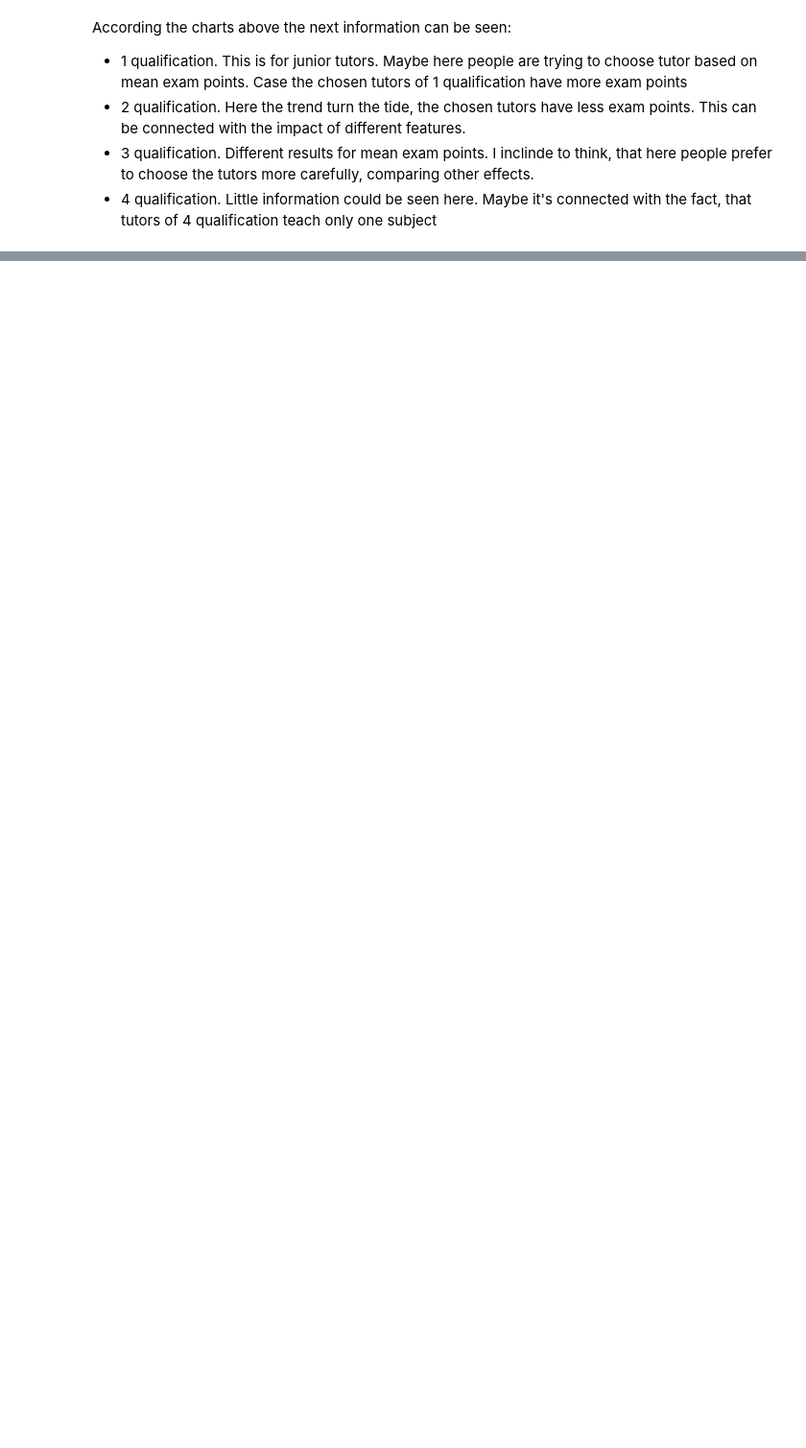
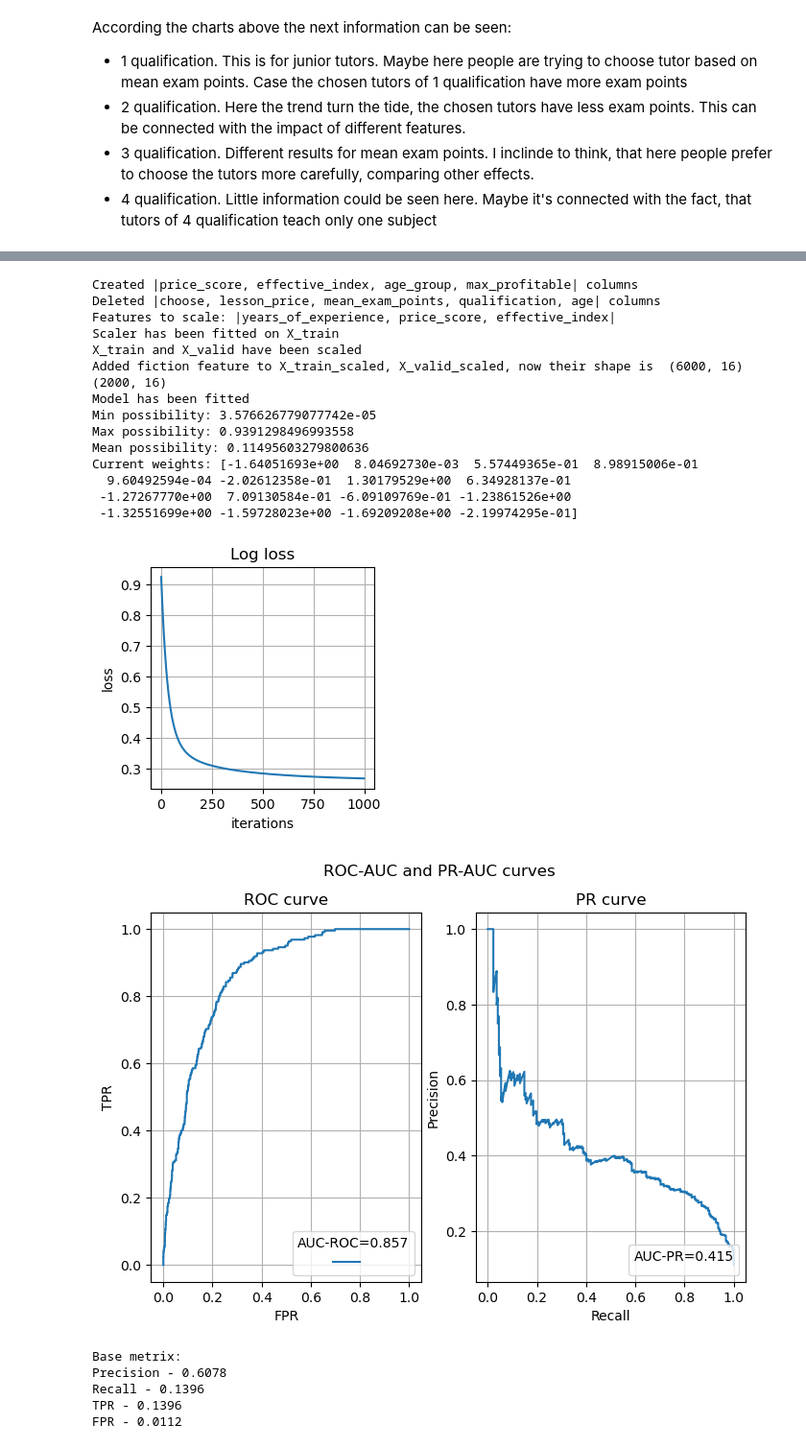
Before and after one commit to SpaceMakerc/tutor_prediction, a Jupyter notebook: predict_model_v1.ipynb, the cells around one changed output, grey strips where cells are left out. Shown at 96% size. Cells and saved outputs as stored; diff of their text form; code cells hidden in the pictures; blank space fills up the shorter version.

Commit message:
Finished with feature engineering. Found a few new features, calculated metrix. Changed Pipline class for creating new features

```diff
--- a/predict_model_v1.ipynb
+++ b/predict_model_v1.ipynb
@@ -1717,0 +1768,59 @@ According the charts above the next information can be seen:
+# %%
+columns_to_create = {
+    "price_score": ["lesson_price", "mean_exam_points", "divide"], # good
+    # "price_qualif": ["lesson_price", "qualification", "divide"], # Strange, but maybe,
+    "effective_index": [["qualification", "mean_exam_points"], "lesson_price", "combo_multiply"], # good
+    "age_group": ["age", {"bins": [0, 31, 41, 51, 61, float("inf")], "labels": [1, 2, 3, 4, 5]}, "binning"], # Prediction 1 class better, Metrix bomb!,
+    "max_profitable": ["mean_exam_points", "lesson_price", "bool"], # Maybe
+
+    # "years_rate": ["years_of_experience", "mean_exam_points", "multiply"]
+    # "points_by_qualif": ["mean_exam_points", "qualification", "divide"]
+    # "difference_1": [["qualification", "years_of_experience"], "mean_exam_points", "mean_by_group"],
+    # "age_group": ["age", {"bins": [0, 31, 41, 51, 61, float("inf")], "labels": [1, 2, 3, 4, 5]}, "binning"],
+    # "years_group": ["years_of_experience", {"bins": [0, 3, 6, float("inf")], "labels": [1, 2, 3]}, "binning"]
+    # "price_per_subject": ["lesson_price", ["physics", "chemistry", "biology", "english",	"geography", "history"], "count"],
+    # "experience_rate": ["age", "years_of_experience", "divide"],
+    # "multi_qvalification": ["qualification", "mean_exam_points", "multiply"] Pay attention,
+    # "exp_score": ["years_of_experience", "mean_exam_points", "multiply"],
+    # "years_index": ["years_of_experience", "qualification", "divide"],
+    # "years_rate": ["years_of_experience", "mean_exam_points", "multiply"] Pay attention
+    # "max_profitable": ["mean_exam_points", "lesson_price", "bool"]
+}
+columns_to_drop = ["choose", "lesson_price", "mean_exam_points", "qualification", "age"]
+columns_to_scale = ["age", "years_of_experience", "lesson_price", "mean_exam_points", "qualification"]
+
+
+pr = Processing(
+    df_train,
+    columns_to_scale = columns_to_scale,
+    columns_to_drop = columns_to_drop,
+    columns_to_create = columns_to_create
+)
+
+valid_predictions, valid_proba, X_valid, y_valid, model, column_names = pr.start_process()
+
+evaluator = EvaluateModel(y_pred=valid_predictions, y_pred_proba=valid_proba, y=y_valid)
+evaluator.show_errors(model.errors)
+evaluator.evaluation(show_charts=True)
+# %% [output]
+Created |price_score, effective_index, age_group, max_profitable| columns
+Deleted |choose, lesson_price, mean_exam_points, qualification, age| columns
+Features to scale: |years_of_experience, price_score, effective_index|
+Scaler has been fitted on X_train
+X_train and X_valid have been scaled
+Added fiction feature to X_train_scaled, X_valid_scaled, now their shape is  (6000, 16) (2000, 16)
+Model has been fitted
+Min possibility: 3.576626779077742e-05
+Max possibility: 0.9391298496993558
+Mean possibility: 0.11495603279800636
+Current weights: [-1.64051693e+00  8.04692730e-03  5.57449365e-01  8.98915006e-01
+  9.60492594e-04 -2.02612358e-01  1.30179529e+00  6.34928137e-01
+ -1.27267770e+00  7.09130584e-01 -6.09109769e-01 -1.23861526e+00
+ -1.32551699e+00 -1.59728023e+00 -1.69209208e+00 -2.19974295e-01]
+[figure, added]
+[figure, added]
+Base metrix:
+Precision - 0.6078
+Recall - 0.1396
+TPR - 0.1396
+FPR - 0.0112
```
Also changed, not shown: parts of 12 cells of this notebook.
